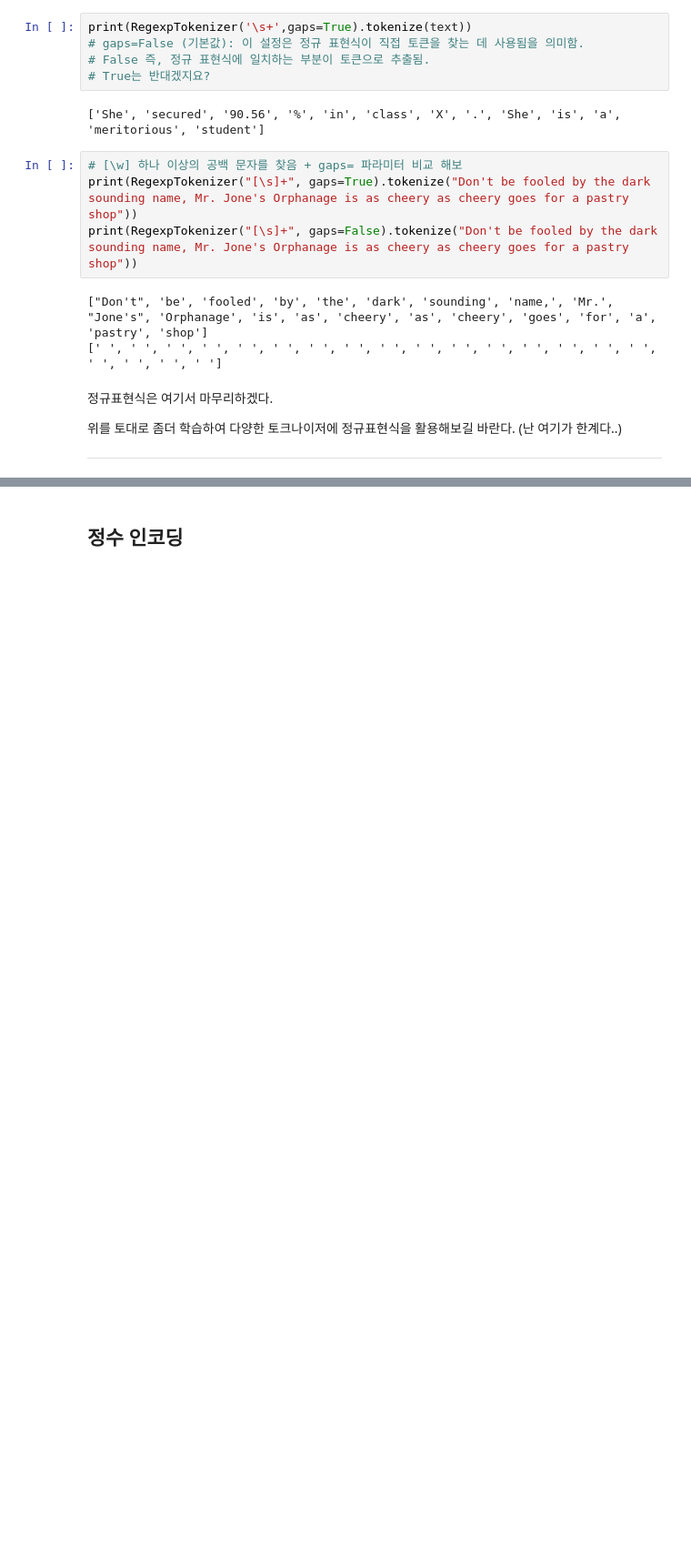
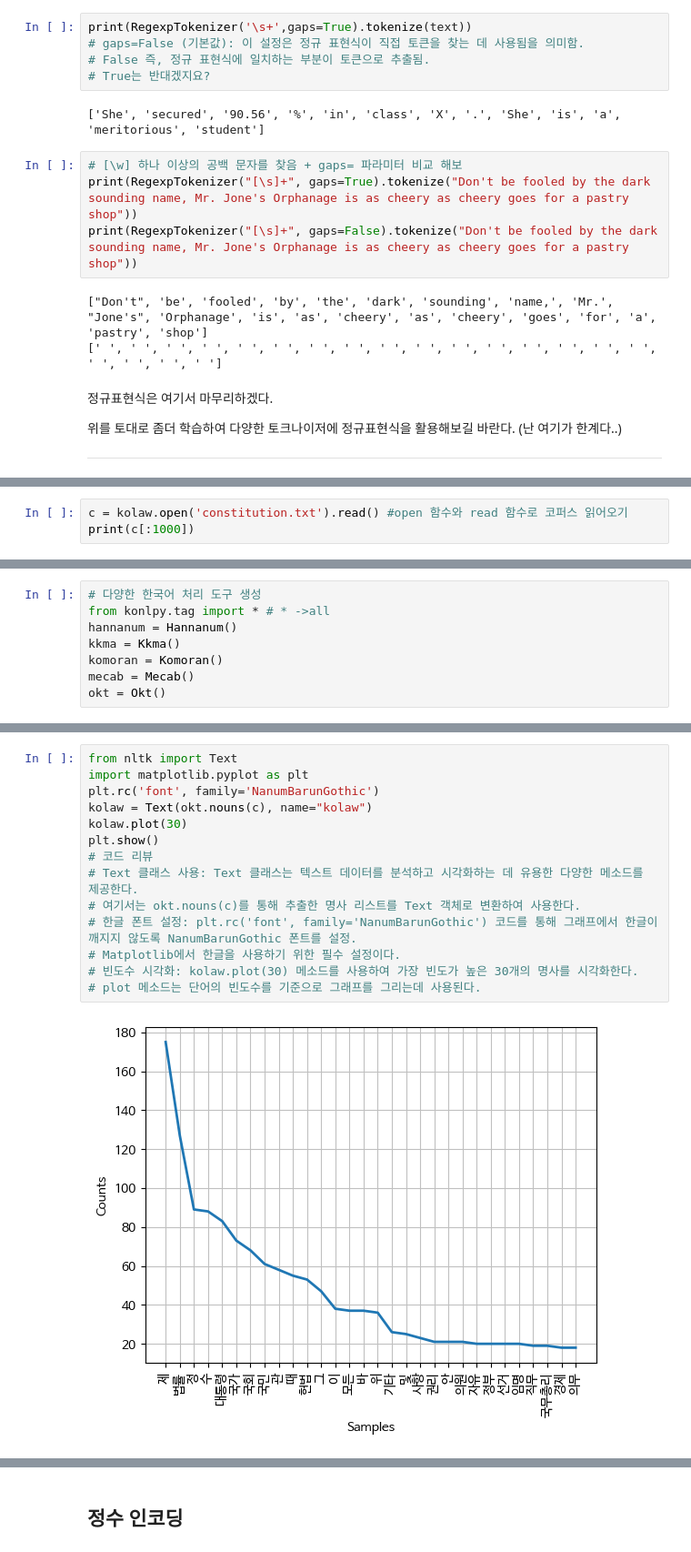
Before and after one commit to YoungsikMoon/00.-Text-Mining, a Jupyter notebook: 텍스트마이닝_문영식.ipynb, the cells around one changed output, grey strips where cells are left out. Shown at 91% size. Cells and saved outputs as stored; diff of their text form; blank space fills up the shorter version.

```diff
--- a/텍스트마이닝_문영식.ipynb
+++ b/텍스트마이닝_문영식.ipynb
@@ -1602,0 +1675,3 @@ print(RegexpTokenizer("[\s]+", gaps=False).tokenize("Don't be fooled by the dark
+# %%
+c = kolaw.open('constitution.txt').read() #open 함수와 read 함수로 코퍼스 읽어오기
+print(c[:1000])
@@ -1602,0 +1732,8 @@ print(RegexpTokenizer("[\s]+", gaps=False).tokenize("Don't be fooled by the dark
+# %%
+# 다양한 한국어 처리 도구 생성
+from konlpy.tag import * # * ->all
+hannanum = Hannanum()
+kkma = Kkma()
+komoran = Komoran()
+mecab = Mecab()
+okt = Okt()
@@ -1602,0 +2069,16 @@ print(RegexpTokenizer("[\s]+", gaps=False).tokenize("Don't be fooled by the dark
+# %%
+from nltk import Text
+import matplotlib.pyplot as plt
+plt.rc('font', family='NanumBarunGothic')
+kolaw = Text(okt.nouns(c), name="kolaw")
+kolaw.plot(30)
+plt.show()
+# 코드 리뷰
+# Text 클래스 사용: Text 클래스는 텍스트 데이터를 분석하고 시각화하는 데 유용한 다양한 메소드를 제공한다.
+# 여기서는 okt.nouns(c)를 통해 추출한 명사 리스트를 Text 객체로 변환하여 사용한다.
+# 한글 폰트 설정: plt.rc('font', family='NanumBarunGothic') 코드를 통해 그래프에서 한글이 깨지지 않도록 NanumBarunGothic 폰트를 설정.
+# Matplotlib에서 한글을 사용하기 위한 필수 설정이다.
+# 빈도수 시각화: kolaw.plot(30) 메소드를 사용하여 가장 빈도가 높은 30개의 명사를 시각화한다.
+# plot 메소드는 단어의 빈도수를 기준으로 그래프를 그리는데 사용된다.
+# %% [output]
+[figure, added]
```
Also changed, not shown: parts of 70 cells of this notebook.
